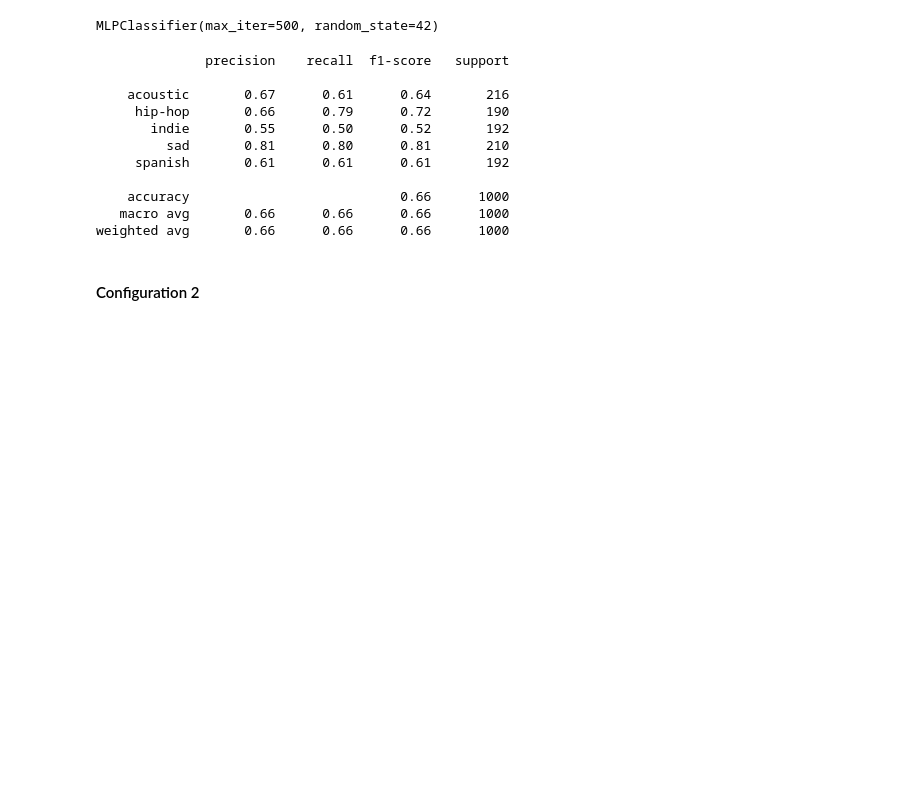
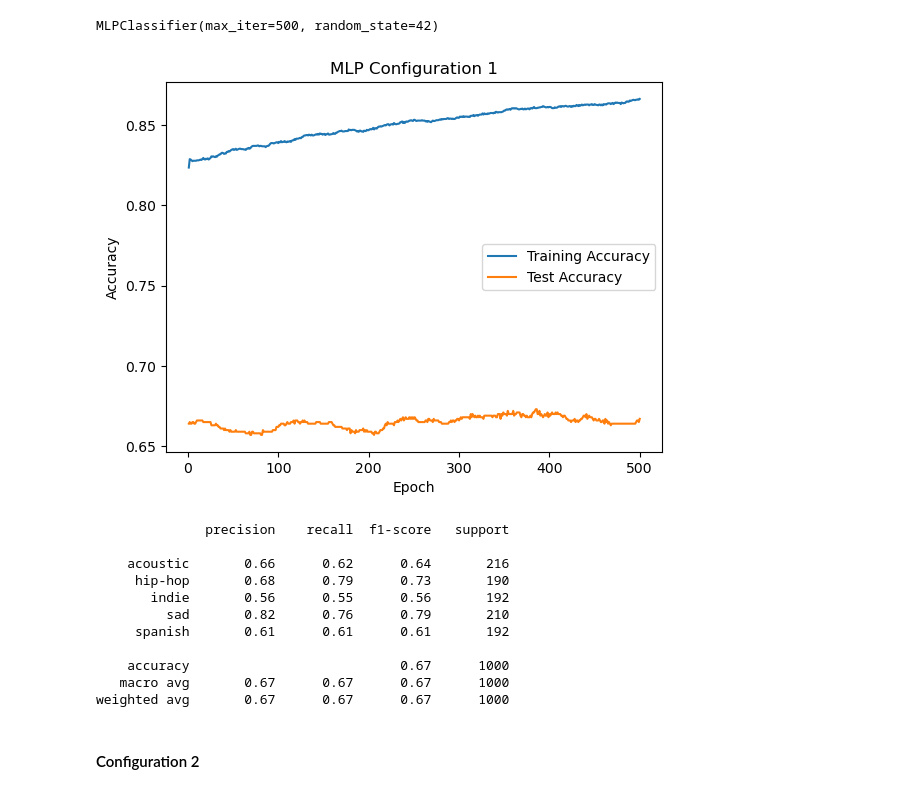
Before and after one commit to DEVMorningCoffee/Spotify-Student-Dataset, a Jupyter notebook: mood_prediction.ipynb, the cells around one changed output. Cells and saved outputs as stored; diff of their text form; code cells hidden in the pictures; blank space fills up the shorter version.

```diff
--- a/mood_prediction.ipynb
+++ b/mood_prediction.ipynb
@@ -210,6 +214,16 @@ x_train, x_test, y_train, y_test = train_test_split(data, spotify_df['track_genr
 scaler = StandardScaler()
 x_train = scaler.fit_transform(x_train)
 x_test = scaler.transform(x_test)
+# %%
+# Function to plot training history
+def plot_accuracy(history, title):
+    plt.plot(history['epoch'], history['train_accuracy'], label='Training Accuracy')
+    plt.plot(history['epoch'], history['test_accuracy'], label='Test Accuracy')
+    plt.title(title)
+    plt.xlabel('Epoch')
+    plt.ylabel('Accuracy')
+    plt.legend()
+    plt.show()
 # %% [markdown]
 ### Classification With MLP
 # %% [markdown]
@@ -222,6 +236,21 @@ model_mlp = MLPClassifier(hidden_layer_sizes=(100,), max_iter=500, random_state=
 model_mlp.fit(x_train, y_train)
 # %% [output]
 MLPClassifier(max_iter=500, random_state=42)
+# %%
+# Train the model and get the training history
+history_1 = {'epoch': [], 'train_accuracy': [], 'test_accuracy': []}
+for epoch in range(1, 501):
+    model_mlp.partial_fit(x_train, y_train, classes=np.unique(y_train))
+    train_accuracy = accuracy_score(y_train, model_mlp.predict(x_train))
+    test_accuracy = accuracy_score(y_test, model_mlp.predict(x_test))
+    history_1['epoch'].append(epoch)
+    history_1['train_accuracy'].append(train_accuracy)
+    history_1['test_accuracy'].append(test_accuracy)
+
+# Plot the accuracy for Configuration 1
+plot_accuracy(history_1, 'MLP Configuration 1')
+# %% [output]
+[figure, added]
 # %%
 # Make predictions on the test set
 mlp_predict = model_mlp.predict(x_test)
@@ -230,15 +259,15 @@ print(classification_report(y_test, mlp_predict))
 # %% [output]
               precision    recall  f1-score   support
 
-    acoustic       0.67      0.61      0.64       216
-     hip-hop       0.66      0.79      0.72       190
-       indie       0.55      0.50      0.52       192
-         sad       0.81      0.80      0.81       210
+    acoustic       0.66      0.62      0.64       216
+     hip-hop       0.68      0.79      0.73       190
+       indie       0.56      0.55      0.56       192
+         sad       0.82      0.76      0.79       210
      spanish       0.61      0.61      0.61       192
 
-    accuracy                           0.66      1000
-   macro avg       0.66      0.66      0.66      1000
-weighted avg       0.66      0.66      0.66      1000
+    accuracy                           0.67      1000
+   macro avg       0.67      0.67      0.67      1000
+weighted avg       0.67      0.67      0.67      1000
 # %% [markdown]
 #### Configuration 2
 # %%
```
Also changed, not shown: parts of 11 cells of this notebook.
